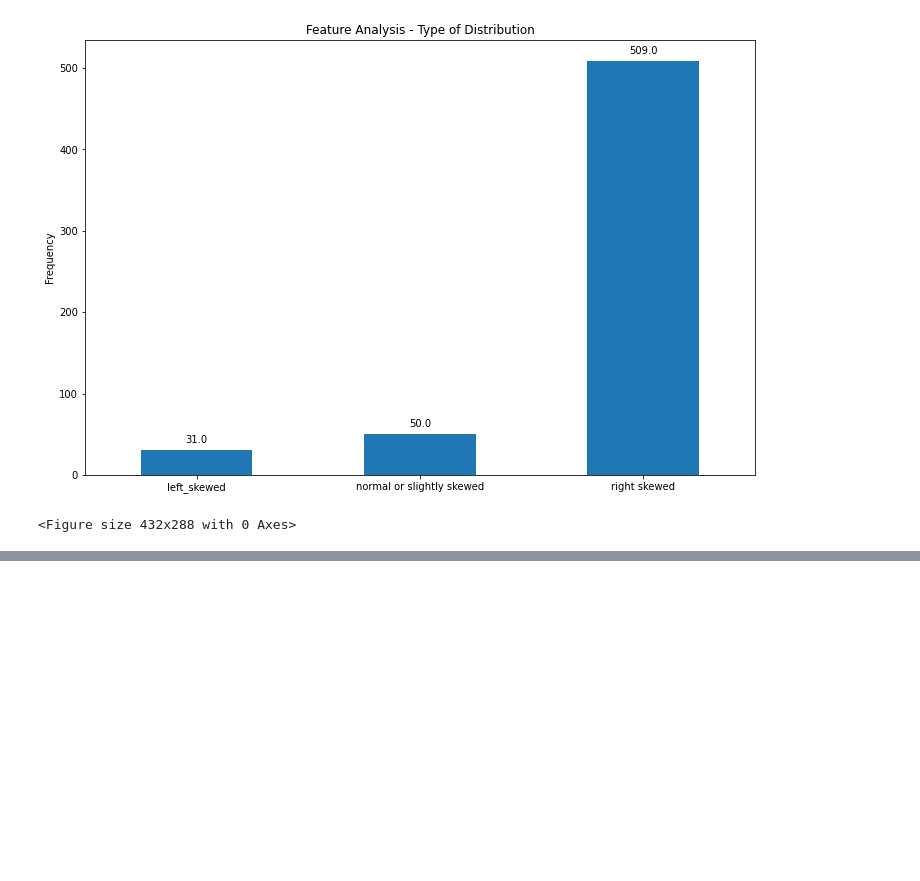
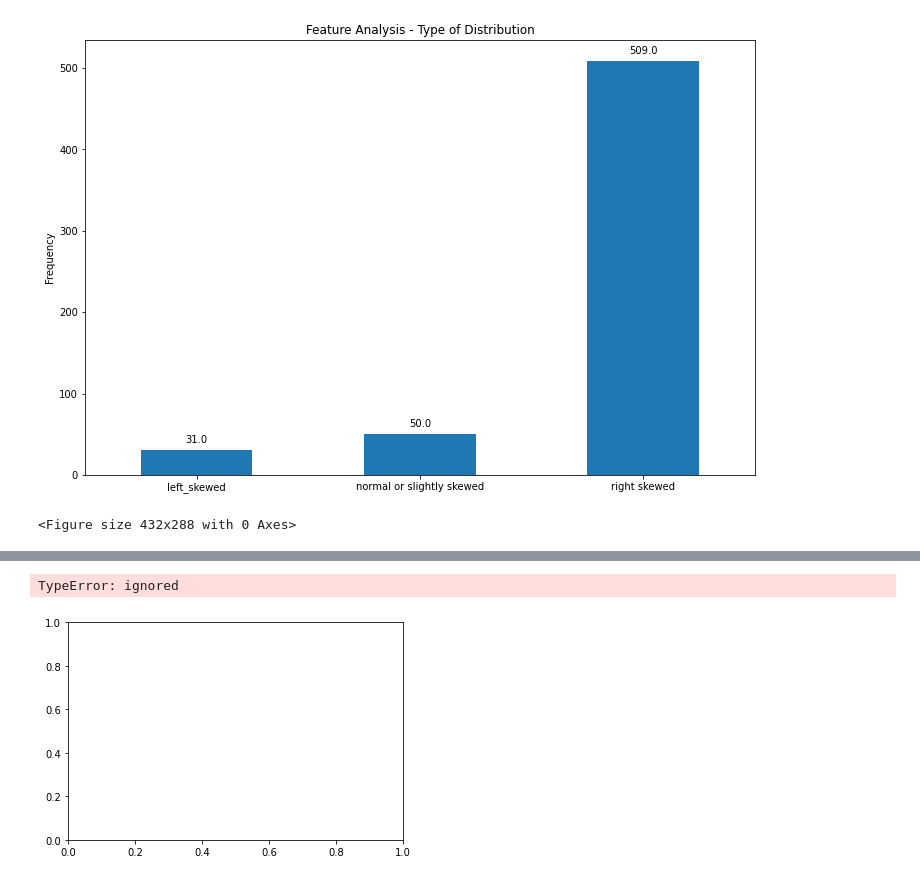
Before and after one commit to hinatanvir/Fault-Detection-SECOM, a Jupyter notebook: EDA.ipynb, the cells around one changed output, grey strips where cells are left out. Drawn from its saved outputs; the diff is of its cells as text; code cells hidden in the pictures; blank space fills up the shorter version.

```diff
--- a/EDA.ipynb
+++ b/EDA.ipynb
@@ -246,0 +253,9 @@ data.hist()
+# %%
+#adjust the size of figure
+# Set the figure size
+plt.rcParams["figure.figsize"] = [50, 100.50]
+plt.rcParams["figure.autolayout"] = True
+#fig,box=plt.subplots()
+box = data[data.columns].plot(kind='box')
+#box.boxplot(data['feature1'])
+plt.show()
@@ -246,0 +264,8 @@ data.hist()
+# %%
+for columns in data.columns:
+  fig, box = plt.subplots()
+  box.boxplot(columns)
+  plt.show()
+# %% [output]
+TypeError: ignored
+[figure, added]
```
Also changed, not shown: parts of 11 cells of this notebook.
